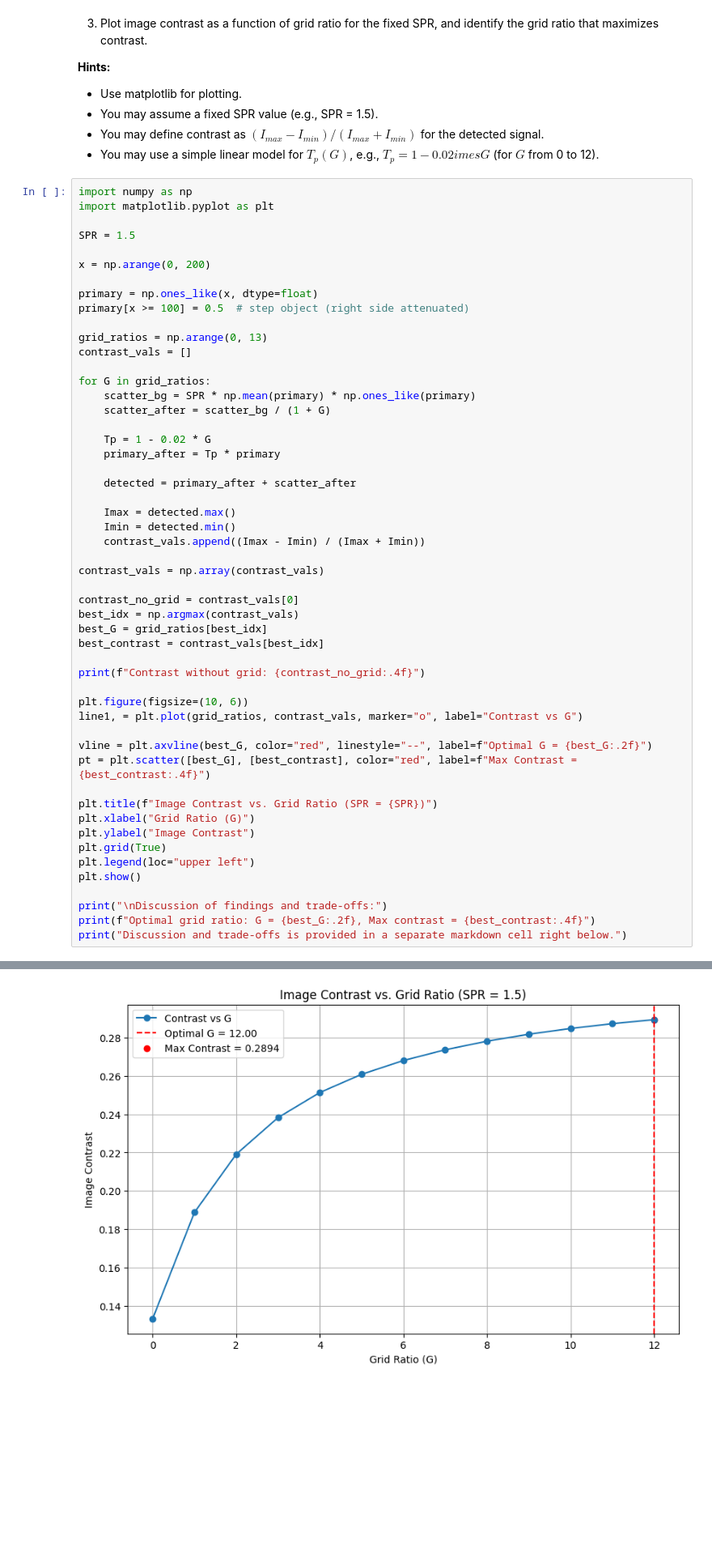
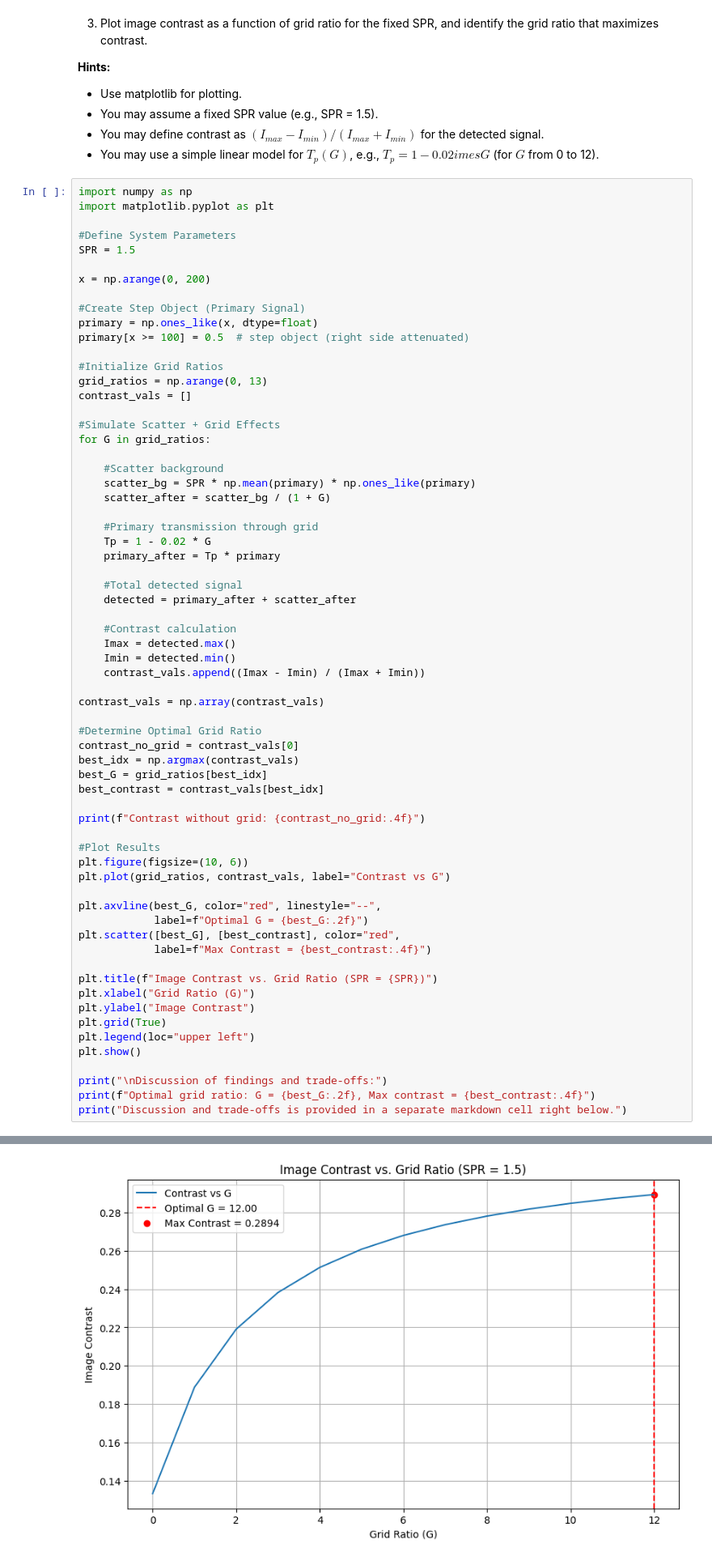
Before and after one commit to Gabi-Givelichian/BMEN509-623_Deliverable_2, a Jupyter notebook: deliverable-02-starter.ipynb, the cells around one changed output, grey strips where cells are left out. Shown at 81% size. Saved outputs shown, nothing was run; the diff lists cells and outputs as text; blank space fills up the shorter version.

```diff
--- a/deliverable-02-starter.ipynb
+++ b/deliverable-02-starter.ipynb
@@ -417,57 +493,70 @@ You are given a 1D 'image' (e.g., a step function representing an object) and mu
 import numpy as np
 import matplotlib.pyplot as plt
 
+#Define System Parameters
 SPR = 1.5
 
 x = np.arange(0, 200)
 
+#Create Step Object (Primary Signal)
 primary = np.ones_like(x, dtype=float)
 primary[x >= 100] = 0.5  # step object (right side attenuated)
 
+#Initialize Grid Ratios
 grid_ratios = np.arange(0, 13)
 contrast_vals = []
 
+#Simulate Scatter + Grid Effects
 for G in grid_ratios:
+
+    #Scatter background
     scatter_bg = SPR * np.mean(primary) * np.ones_like(primary)
     scatter_after = scatter_bg / (1 + G)
 
+    #Primary transmission through grid
     Tp = 1 - 0.02 * G
     primary_after = Tp * primary
 
+    #Total detected signal
     detected = primary_after + scatter_after
 
+    #Contrast calculation
     Imax = detected.max()
     Imin = detected.min()
     contrast_vals.append((Imax - Imin) / (Imax + Imin))
 
 contrast_vals = np.array(contrast_vals)
 
+#Determine Optimal Grid Ratio
 contrast_no_grid = contrast_vals[0]
 best_idx = np.argmax(contrast_vals)
 best_G = grid_ratios[best_idx]
 best_contrast = contrast_vals[best_idx]
 
 print(f"Contrast without grid: {contrast_no_grid:.4f}")
 
+#Plot Results
 plt.figure(figsize=(10, 6))
-line1, = plt.plot(grid_ratios, contrast_vals, marker="o", label="Contrast vs G")
+plt.plot(grid_ratios, contrast_vals, label="Contrast vs G")
 
-vline = plt.axvline(best_G, color="red", linestyle="--", label=f"Optimal G = {best_G:.2f}")
-pt = plt.scatter([best_G], [best_contrast], color="red", label=f"Max Contrast = {best_contrast:.4f}")
+plt.axvline(best_G, color="red", linestyle="--",
+            label=f"Optimal G = {best_G:.2f}")
+plt.scatter([best_G], [best_contrast], color="red",
+            label=f"Max Contrast = {best_contrast:.4f}")
 
 plt.title(f"Image Contrast vs. Grid Ratio (SPR = {SPR})")
 plt.xlabel("Grid Ratio (G)")
 plt.ylabel("Image Contrast")
 plt.grid(True)
 plt.legend(loc="upper left")
 plt.show()
 
 print("\nDiscussion of findings and trade-offs:")
 print(f"Optimal grid ratio: G = {best_G:.2f}, Max contrast = {best_contrast:.4f}")
 print("Discussion and trade-offs is provided in a separate markdown cell right below.")
 # %% [output]
 Contrast without grid: 0.1333
-[figure, old version]
+[figure, new version]
 Discussion of findings and trade-offs:
 Optimal grid ratio: G = 12.00, Max contrast = 0.2894
 Discussion and trade-offs is provided in a separate markdown cell right below.
```
Also changed, not shown: parts of 30 cells of this notebook.
